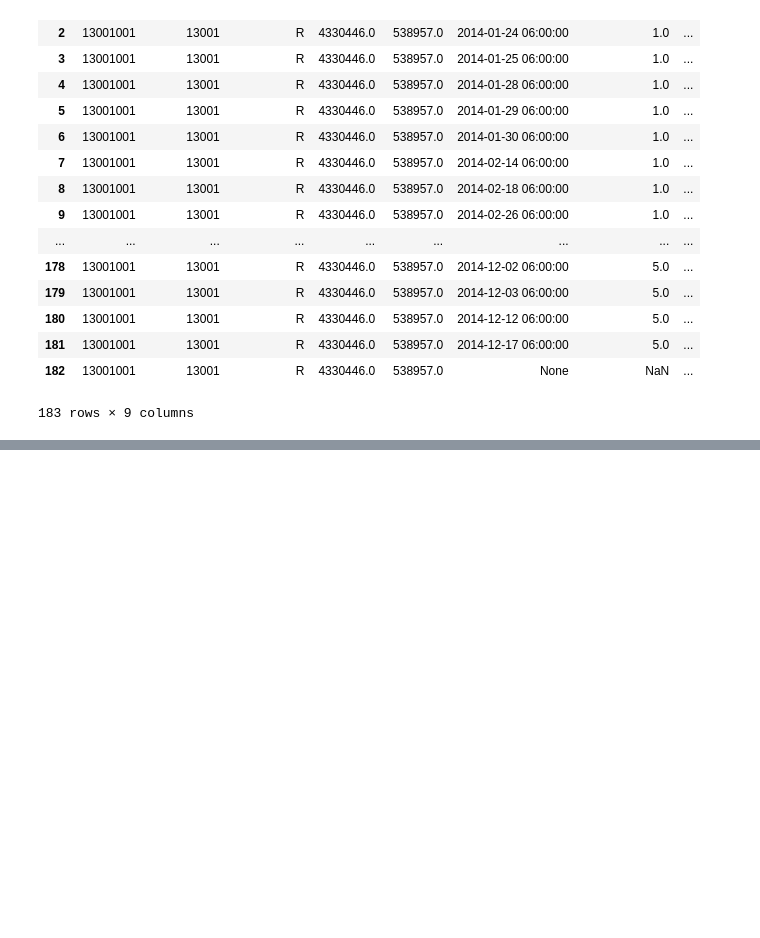
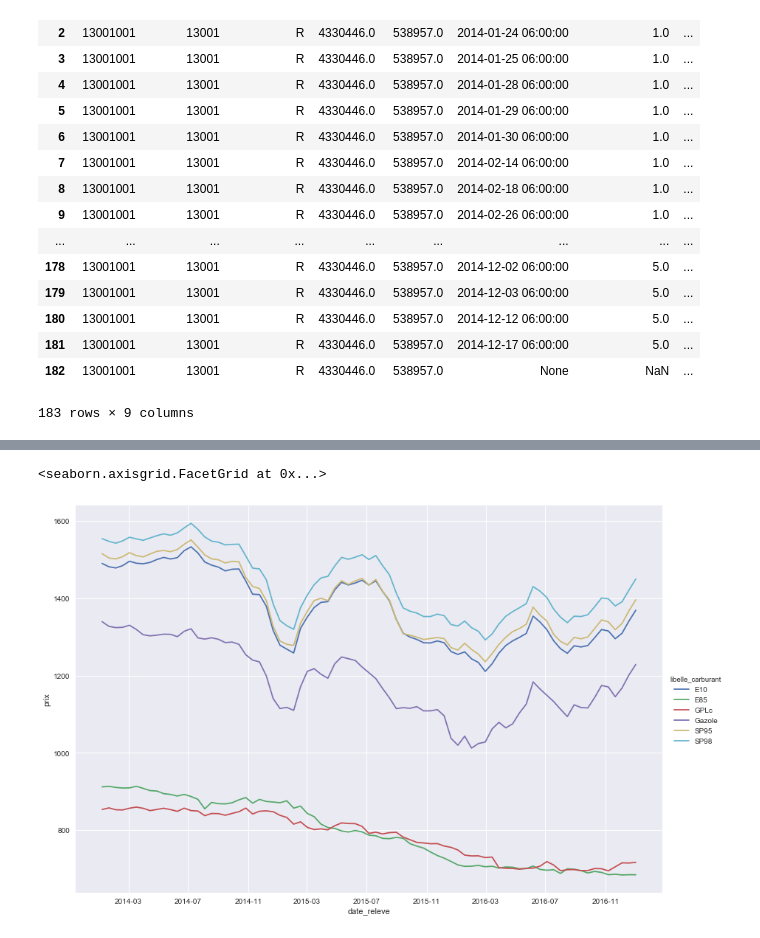
Before and after one commit to magdass/Project, a Jupyter notebook: src/exploration/chargement des données.ipynb, the cells around one changed output, grey strips where cells are left out. Drawn from its saved outputs; the diff is of its cells as text; code cells hidden in the pictures; blank space fills up the shorter version.

```diff
--- a/src/exploration/chargement des données.ipynb
+++ b/src/exploration/chargement des données.ipynb
@@ -166,0 +304,6 @@ pd.read_sql_query('select * from prices where code_postal="13001"',
+# %%
+moyenne_hebdo_df = (dfall
+                    .dropna(subset=['date_releve'])
+                    .groupby(['libelle_carburant', pd.Grouper(key='date_releve', freq="2w-MON")])
+                    .agg({'prix': np.mean})
+                   ).reset_index()
@@ -166,0 +319,7 @@ pd.read_sql_query('select * from prices where code_postal="13001"',
+# %%
+graph = sns.FacetGrid(moyenne_hebdo_df, hue='libelle_carburant', size=8, aspect=1.5)
+graph.map(plt.plot, "date_releve", "prix")
+graph.add_legend()
+# %% [output]
+<seaborn.axisgrid.FacetGrid at 0x...>
+[figure, added]
```
Also changed, not shown: parts of 42 cells of this notebook, 1 other file.
